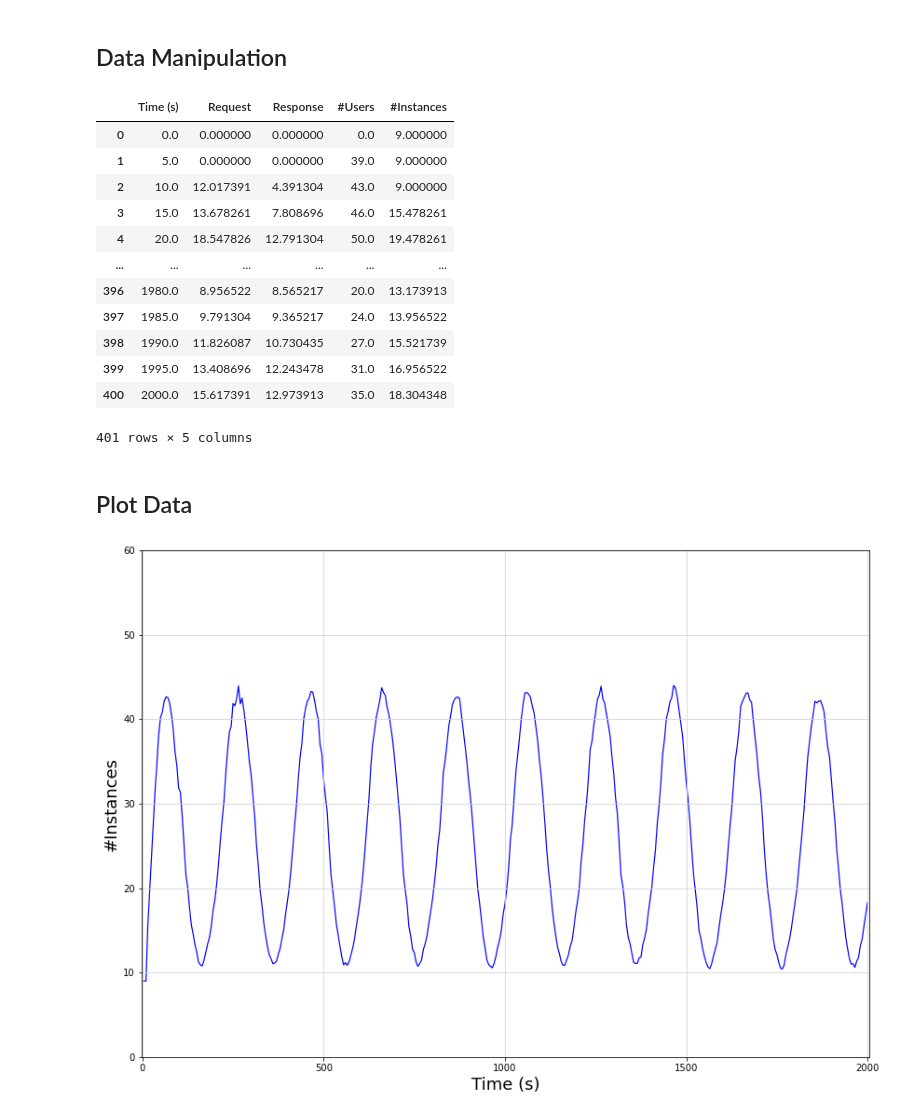
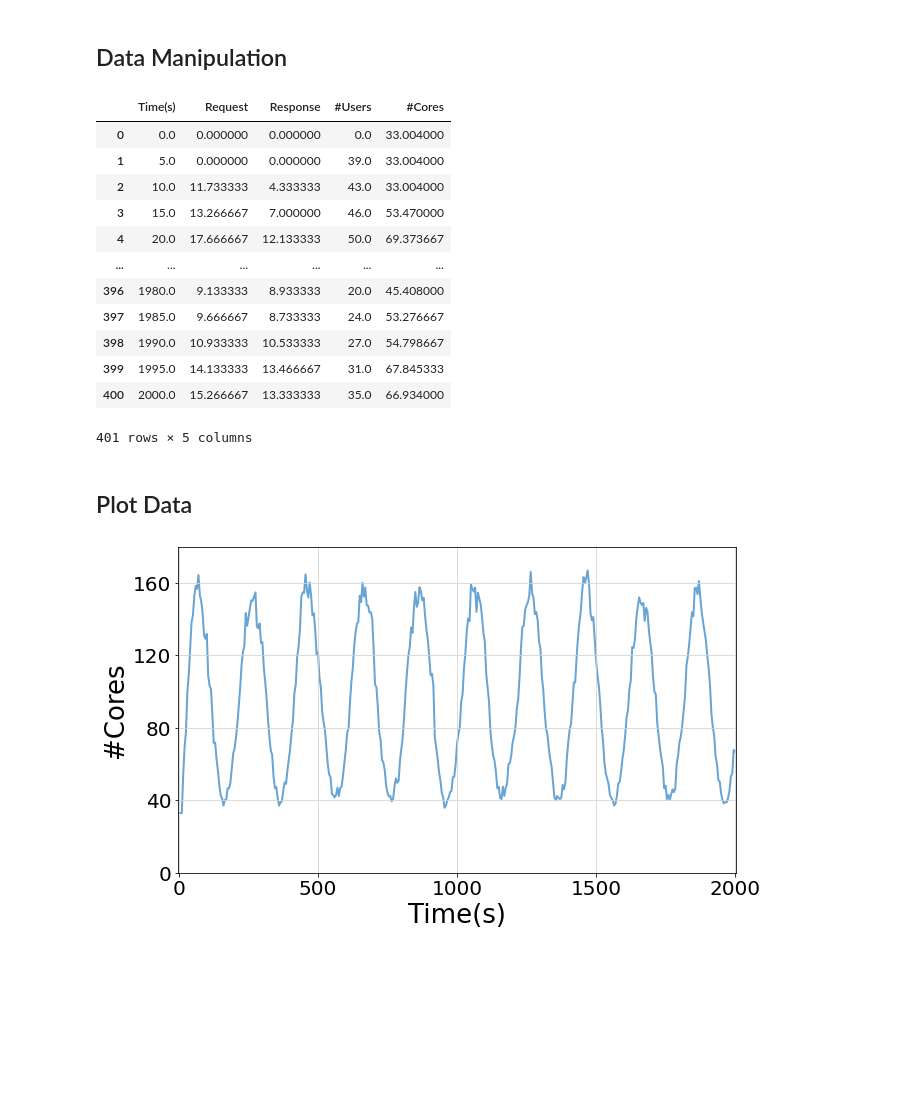
Before and after one commit to LBacchiani/acmeair_abs, a Jupyter notebook: benchmarks/main.ipynb, the cells around one changed output. Cells and saved outputs as stored; diff of their text form; code cells hidden in the pictures; blank space fills up the shorter version.

Commit message:
instances --> cores

```diff
--- a/benchmarks/main.ipynb
+++ b/benchmarks/main.ipynb
@@ -15,12 +15,12 @@ data_folder = 'data/'
 
 n_run = sum(1 for item in os.listdir(data_folder) if os.path.isfile(os.path.join(data_folder, item)))
 data_files = ['run' + str(i+1) + ".txt" for i in range(0,n_run)]
-target_cols = ['Response', '#Users', '#Instances']
-target_labels = ['Throughput (req/s)', '#Users', '#Instances']
+target_cols = ['Response', '#Users', '#Cores']
+target_labels = ['Throughput (req/s)', '#Users', '#Cores']
 save_labels = ['throughput', 'users', 'instances']
 steps = [50, 10, 200]
 cols = [1,3,5,7,9]
-column_names = ['Time (s)', 'Request', 'Response', '#Users', '#Instances']
+column_names = ['Time(s)', 'Request', 'Response', '#Users', '#Cores']
 dfs = []
 for file in data_files:
     df = pd.read_csv(
@@ -29,7 +29,7 @@ for file in data_files:
         names=column_names,
         usecols=cols,
         skiprows=[])
-    df['#Instances'] = [int(element[:-1]) for element in df['#Instances']]
+    df['#Cores'] = [float(element[:-1]) for element in df['#Cores']]
     dfs.append(df)
 
 # Concatenate DataFrames vertically
@@ -40,18 +40,18 @@ average_df = concatenated_df.groupby(level=0).mean()
 
 average_df
 # %% [output]
-|  | Time (s) | Request | Response | #Users | #Instances |
-| 0 | 0.0 | 0.000000 | 0.000000 | 0.0 | 9.000000 |
-| 1 | 5.0 | 0.000000 | 0.000000 | 39.0 | 9.000000 |
-| 2 | 10.0 | 12.017391 | 4.391304 | 43.0 | 9.000000 |
-| 3 | 15.0 | 13.678261 | 7.808696 | 46.0 | 15.478261 |
-| 4 | 20.0 | 18.547826 | 12.791304 | 50.0 | 19.478261 |
+|  | Time(s) | Request | Response | #Users | #Cores |
+| 0 | 0.0 | 0.000000 | 0.000000 | 0.0 | 33.004000 |
+| 1 | 5.0 | 0.000000 | 0.000000 | 39.0 | 33.004000 |
+| 2 | 10.0 | 11.733333 | 4.333333 | 43.0 | 33.004000 |
+| 3 | 15.0 | 13.266667 | 7.000000 | 46.0 | 53.470000 |
+| 4 | 20.0 | 17.666667 | 12.133333 | 50.0 | 69.373667 |
 | ... | ... | ... | ... | ... | ... |
-| 396 | 1980.0 | 8.956522 | 8.565217 | 20.0 | 13.173913 |
-| 397 | 1985.0 | 9.791304 | 9.365217 | 24.0 | 13.956522 |
-| 398 | 1990.0 | 11.826087 | 10.730435 | 27.0 | 15.521739 |
-| 399 | 1995.0 | 13.408696 | 12.243478 | 31.0 | 16.956522 |
-| 400 | 2000.0 | 15.617391 | 12.973913 | 35.0 | 18.304348 |
+| 396 | 1980.0 | 9.133333 | 8.933333 | 20.0 | 45.408000 |
+| 397 | 1985.0 | 9.666667 | 8.733333 | 24.0 | 53.276667 |
+| 398 | 1990.0 | 10.933333 | 10.533333 | 27.0 | 54.798667 |
+| 399 | 1995.0 | 14.133333 | 13.466667 | 31.0 | 67.845333 |
+| 400 | 2000.0 | 15.266667 | 13.333333 | 35.0 | 66.934000 |
 401 rows × 5 columns
 # %% [markdown]
 ## Plot Data
@@ -59,9 +59,9 @@ average_df
 target_index = 2
 save_label = save_labels[target_index]
 
-x = average_df['Time (s)']
+x = average_df['Time(s)']
 y = average_df[target_cols[target_index]]
-fig = plt.figure(figsize=[14,10])
+fig = plt.figure(figsize=[10,6])
 ax = plt.subplot(111)
 ax.grid(True)
 plt.grid(True, color='lightgray')
@@ -75,38 +75,39 @@ plt.gca().spines['left'].set_color('black')
 p = ax.plot(x,
            y,
            linestyle='solid',
-           color='blue',
-           linewidth=1.2,
+           color='#68A4D4',
+           linewidth=2,
            label=target_labels[target_index],
            zorder=1,
            alpha=1
            )
 
 up, down, step = 0,0,0
 if target_cols[target_index] == '#Users':
     up = 80
     step = 20
 elif target_cols[target_index] == 'Response':
     up = 30
     step = 10
-elif target_cols[target_index] == '#Instances':
-    up = 60
-    step = 10
+elif target_cols[target_index] == '#Cores':
+    up = 180
+    step = 40
 
 # set axis limits
 ax.set_yscale('linear')
 ax.set_xlim(-2, int(max(x)) + 5)
 ax.set_ylim(down, up)
 ax.set_yticks(range(0, up+1, step))
 
 # set ticks and labels
-ax.set_ylabel(target_labels[target_index], fontsize=18)
-ax.set_xlabel('Time (s)', fontsize=18)
+ax.set_ylabel(target_labels[target_index], fontsize=26)
+ax.set_xlabel('Time(s)', fontsize=26)
 ax.set_xticks(range(0, int(max(x)) + 500, 500))
+ax.tick_params(axis='both', which='major', labelsize=20)
 
 # legend settings
 #ax.legend(loc='upper left', ncol=1, frameon=True, fontsize=13.5)
 
 fig.savefig(f'../../phd-thesis/figures/{save_label}.pdf', dpi=300, format='pdf', bbox_inches='tight')
 # %% [output]
-[figure, old version]
+[figure, new version]
```
Also changed, not shown: 6 other files.
